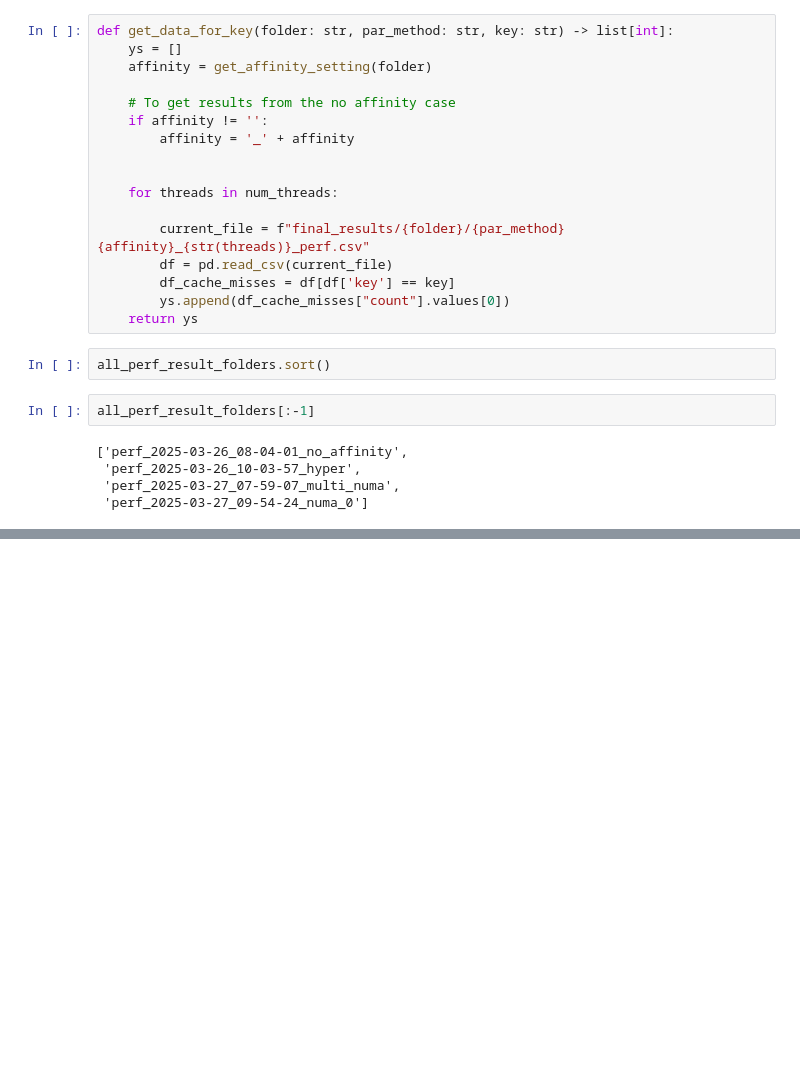
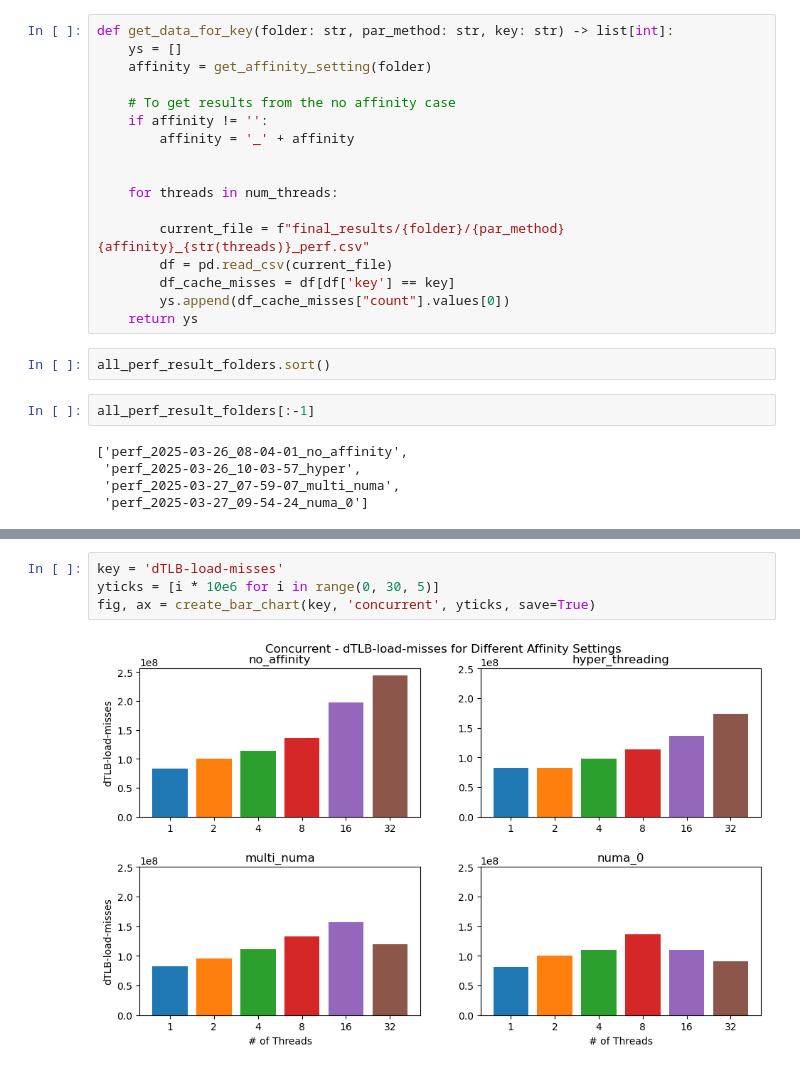
Before and after one commit to xXPinkmagicXx/csp, a Jupyter notebook: perf_graph.ipynb, the cells around one changed output, grey strips where cells are left out. Cells and saved outputs as stored; diff of their text form; blank space fills up the shorter version.

```diff
--- a/perf_graph.ipynb
+++ b/perf_graph.ipynb
@@ -262,0 +296,6 @@ fig, ax = create_bar_chart('cache-misses', yticks)
+# %%
+key = 'dTLB-load-misses'
+yticks = [i * 10e6 for i in range(0, 30, 5)]
+fig, ax = create_bar_chart(key, 'concurrent', yticks, save=True)
+# %% [output]
+[figure, added]
```
Also changed, not shown: parts of 10 cells of this notebook.
